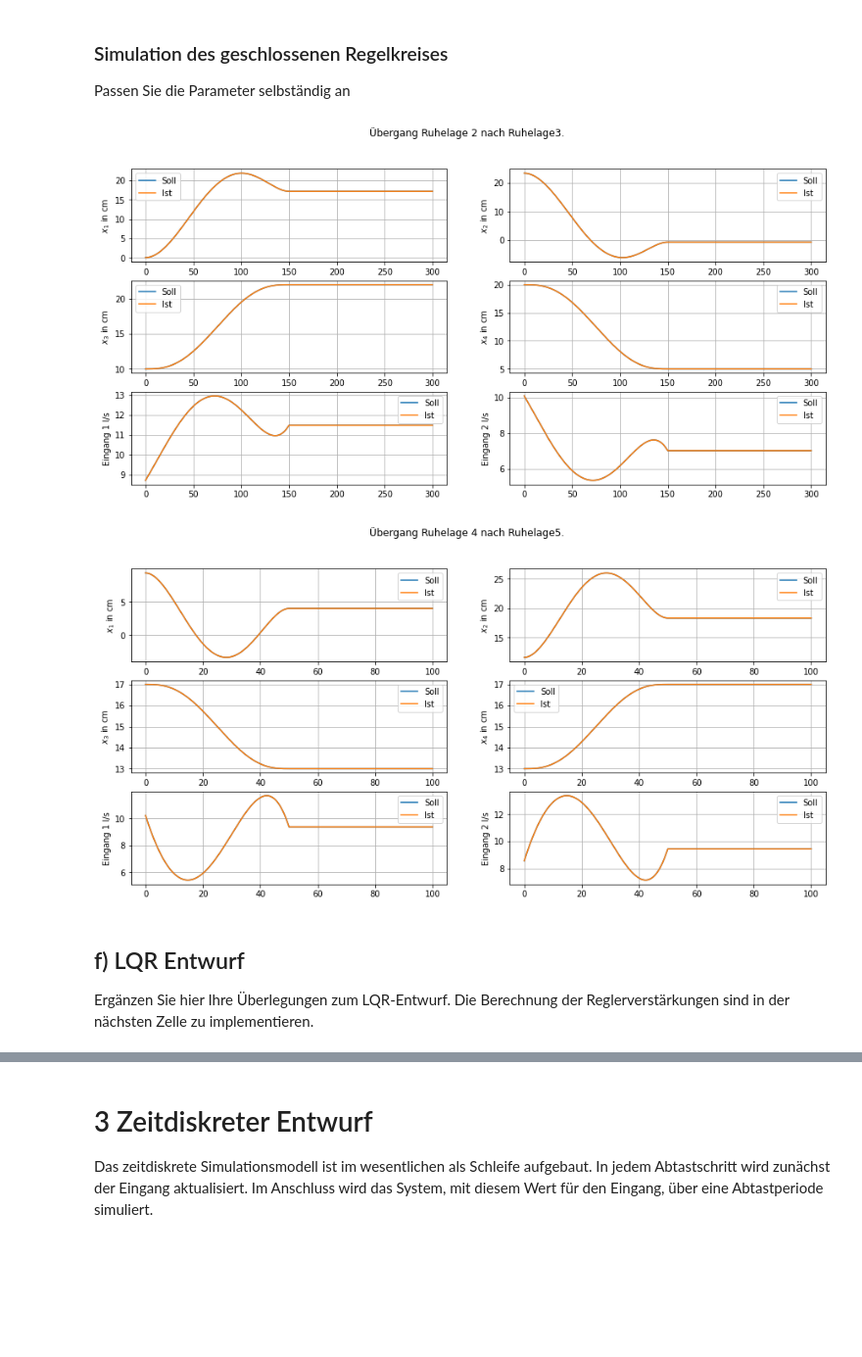
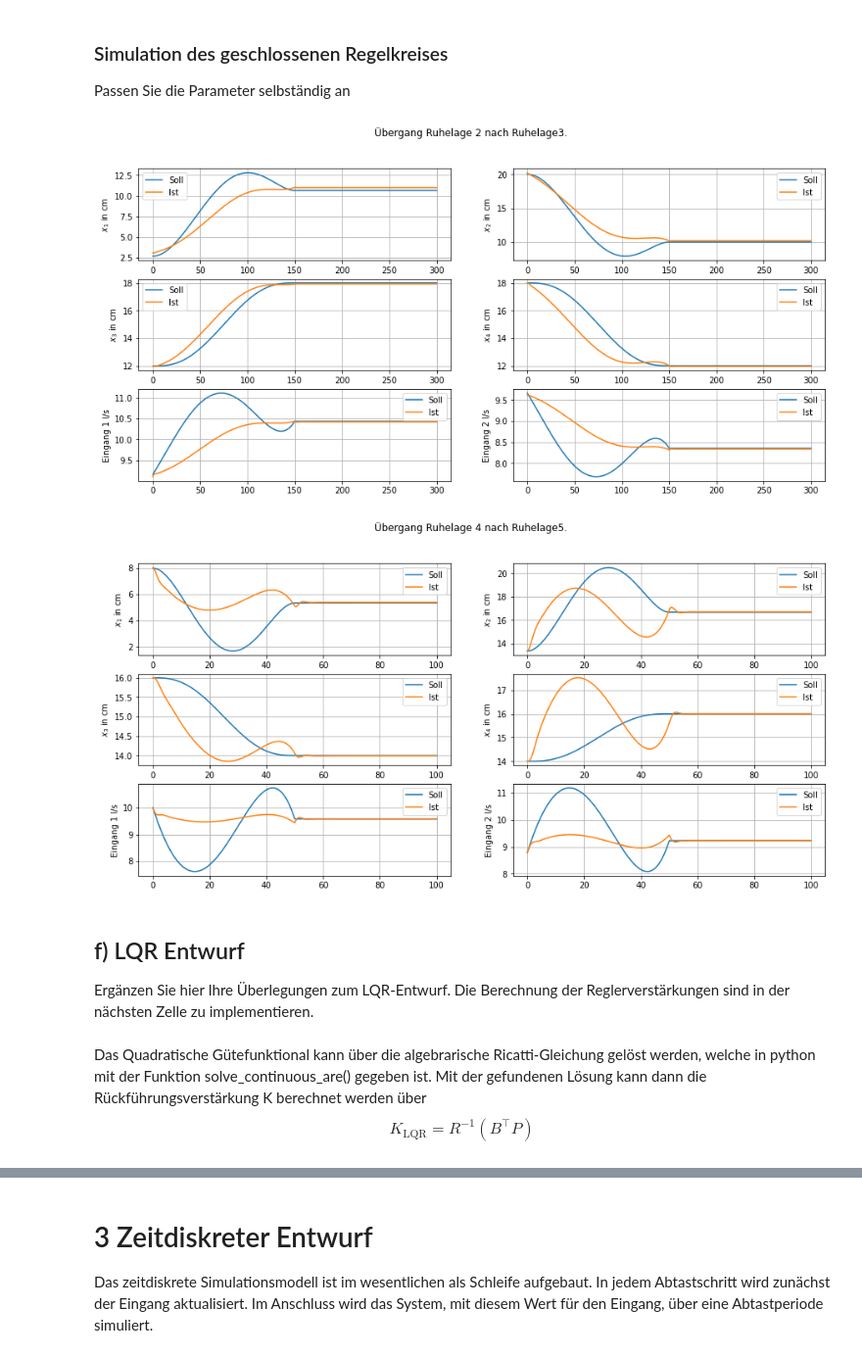
Before and after one commit to jil1213/viertank, a Jupyter notebook: viertank.ipynb, the cells around one changed output, grey strips where cells are left out. Shown at 98% size. Cells and saved outputs as stored; diff of their text form; code cells hidden in the pictures; blank space fills up the shorter version.

```diff
--- a/viertank.ipynb
+++ b/viertank.ipynb
@@ -27,10 +27,10 @@ import settings as st
 
 #Interessierende Ruhelagen anhand der Ausgänge y1=x3 und y2=x3 definieren
 y1 = np.array([0.15,0.15])
-y2 = np.array([0.10,0.20])
-y3 = np.array([0.22,0.05])
-y4 = np.array([0.17,0.13])
-y5 = np.array([0.13,0.17])
+y2 = np.array([0.12,0.18])
+y3 = np.array([0.18,0.12])
+y4 = np.array([0.16,0.14])
+y5 = np.array([0.14,0.16]) #angepasst nach Angabe
 
 y_equi=[y1,y2,y3,y4,y5]
 
@@ -631,7 +620,7 @@ print(Arnfr)
 eigsys1 = np.linalg.eigvals(Arnfr[0:2, 0:2])
 eigsys2 = np.linalg.eigvals(Arnfr[2:, 2:])
 
-w0 = 2.2
+w0 = 3 #2.2
 D = 0.6
 omega_0_1 = abs(max(eigsys1)) * w0
 omega_0_2 = abs(max(eigsys2)) * w0
@@ -694,7 +683,7 @@ $\displaystyle \left[\begin{matrix}-0.022 + 0.029 i\\-0.022 - 0.029 i\\-0.038 +
 Passen Sie die Parameter selbständig an
 # %%
 #Simulationsmodell linear oder nichtlinear
-linear = True
+linear = False
 
 #Übergangszeit für gewählte Übergänge (bitte ggf. anpassen)
 T = [150,50]
@@ -731,39 +720,44 @@ for _i, _transition in enumerate(transitions):
         _x0 = _trajectory.state(0)
     else:
         _x0 = equis[_transition[0]-1].x
 
     #Wrapper für Regler und System
     _ctrl = lambda t_,x_:controller_closed_loop(t_, x_,K_pole_placement,_trajectory)
     _rhs = lambda t_, x_:_tank.model(t_,x_,_ctrl)
 
 
 
     #Simulation
     res = solve_ivp(_rhs,#zu simulierendes Modell
                     [0,Tsim],#Zeitspanne für Simulation
                     _x0,#Anfangszustand
                     t_eval=t_eval,#Auswertungszeitpunkte
                     atol=1e-9,rtol=1e-6 #Toleranzen
                     )
 
     #Ergebnisse Plotten
     _x = res.y
     _u = _ctrl(t_eval,_x)
 
     #Ergebnisse Plotten
     plot_results(t_eval,
                  (_trajectory.state(t_eval),_x),
                  (_trajectory.input(t_eval),_u))
 
     pp.gcf().suptitle('Übergang Ruhelage '+ str(_transition[0]) + ' nach Ruhelage' + str(_transition[1]) + '.')
     pp.show()
 # %% [output]
-[figure, old version]
+[figure, new version]
-[figure, old version]
+[figure, new version]
 # %% [markdown]
 ## f) LQR Entwurf
 
 Ergänzen Sie hier Ihre Überlegungen zum LQR-Entwurf. Die Berechnung der Reglerverstärkungen sind in der nächsten Zelle zu implementieren.
+# %% [markdown]
+Das Quadratische Gütefunktional kann über die algebrarische Ricatti-Gleichung gelöst werden, welche in python mit der Funktion solve_continuous_are() gegeben ist. Mit der gefundenen Lösung kann dann die Rückführungsverstärkung K berechnet werden über
+$$
+K_{\text{LQR}} = R^{-1} \left( B^\top P \right)
+$$
 # %%
 import libtank
 imp.reload(libtank)
```
Also changed, not shown: parts of 31 cells of this notebook, 2 other files.
